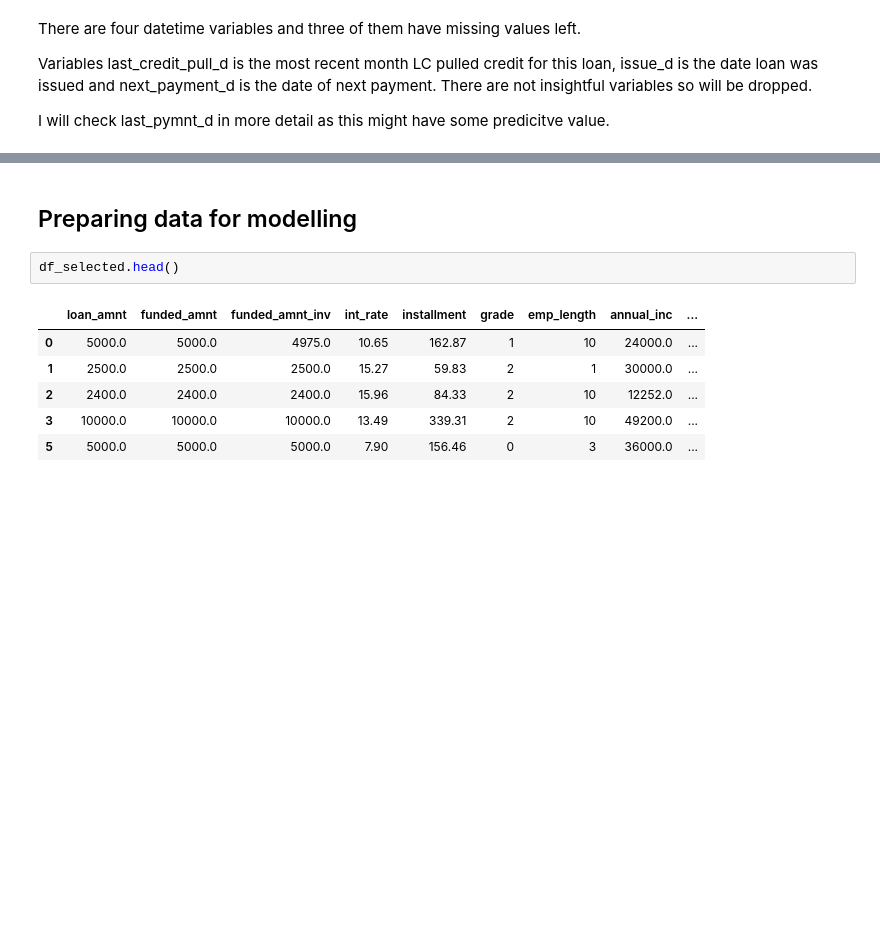
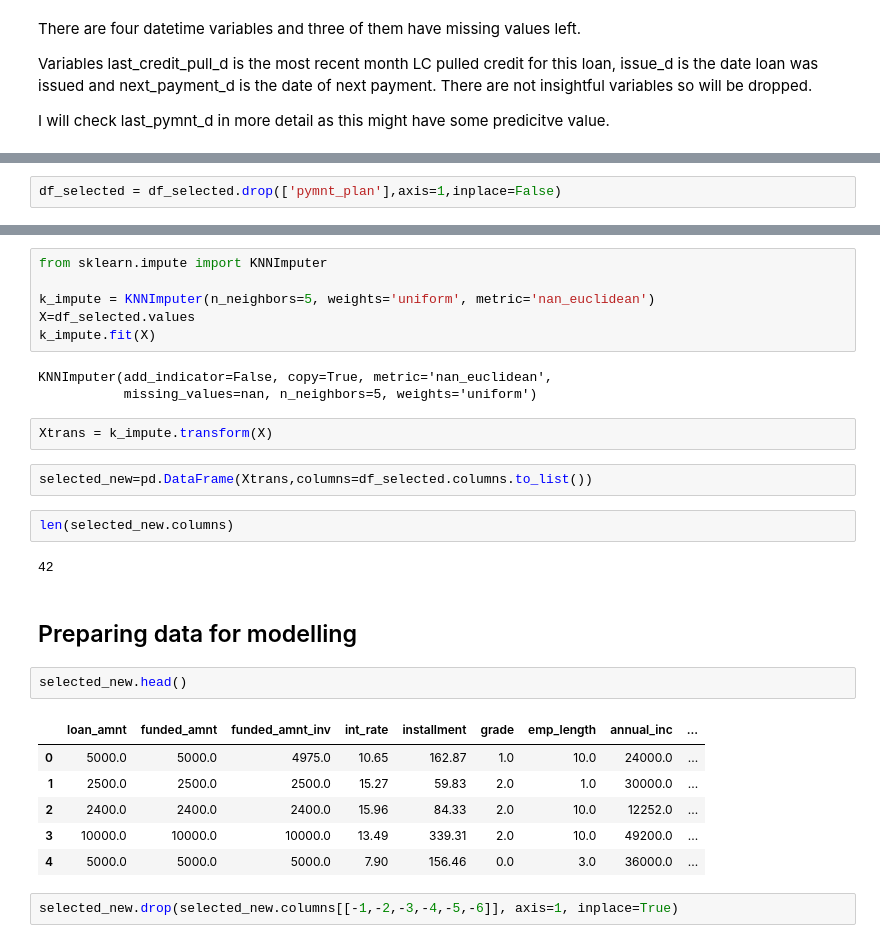
Before and after one commit to 15021996/Loan-Default-Prediction, a Jupyter notebook: Soumya_Loan_Default_Prediction_Capstone_Project.ipynb, the cells around one changed output, grey strips where cells are left out. Saved outputs shown, nothing was run; the diff lists cells and outputs as text; blank space fills up the shorter version.

```diff
--- a/Soumya_Loan_Default_Prediction_Capstone_Project.ipynb
+++ b/Soumya_Loan_Default_Prediction_Capstone_Project.ipynb
@@ -879,0 +897,2 @@ meta(df_selected)
+# %%
+df_selected = df_selected.drop(['pymnt_plan'],axis=1,inplace=False)
@@ -880,11 +919,30 @@ meta(df_selected)
+# %%
+from sklearn.impute import KNNImputer
+
+k_impute = KNNImputer(n_neighbors=5, weights='uniform', metric='nan_euclidean')
+X=df_selected.values
+k_impute.fit(X)
+# %% [output]
+KNNImputer(add_indicator=False, copy=True, metric='nan_euclidean',
+           missing_values=nan, n_neighbors=5, weights='uniform')
+# %%
+Xtrans = k_impute.transform(X)
+# %%
+selected_new=pd.DataFrame(Xtrans,columns=df_selected.columns.to_list())
+# %%
+len(selected_new.columns)
+# %% [output]
+42
 # %% [markdown]
 ## Preparing data for modelling
 # %%
-df_selected.head()
+selected_new.head()
 # %% [output]
 |  | loan_amnt | funded_amnt | funded_amnt_inv | int_rate | installment | grade | emp_length | annual_inc | ... |
-| 0 | 5000.0 | 5000.0 | 4975.0 | 10.65 | 162.87 | 1 | 10 | 24000.0 | ... |
-| 1 | 2500.0 | 2500.0 | 2500.0 | 15.27 | 59.83 | 2 | 1 | 30000.0 | ... |
-| 2 | 2400.0 | 2400.0 | 2400.0 | 15.96 | 84.33 | 2 | 10 | 12252.0 | ... |
-| 3 | 10000.0 | 10000.0 | 10000.0 | 13.49 | 339.31 | 2 | 10 | 49200.0 | ... |
-| 5 | 5000.0 | 5000.0 | 5000.0 | 7.90 | 156.46 | 0 | 3 | 36000.0 | ... |
+| 0 | 5000.0 | 5000.0 | 4975.0 | 10.65 | 162.87 | 1.0 | 10.0 | 24000.0 | ... |
+| 1 | 2500.0 | 2500.0 | 2500.0 | 15.27 | 59.83 | 2.0 | 1.0 | 30000.0 | ... |
+| 2 | 2400.0 | 2400.0 | 2400.0 | 15.96 | 84.33 | 2.0 | 10.0 | 12252.0 | ... |
+| 3 | 10000.0 | 10000.0 | 10000.0 | 13.49 | 339.31 | 2.0 | 10.0 | 49200.0 | ... |
+| 4 | 5000.0 | 5000.0 | 5000.0 | 7.90 | 156.46 | 0.0 | 3.0 | 36000.0 | ... |
+# %%
+selected_new.drop(selected_new.columns[[-1,-2,-3,-4,-5,-6]], axis=1, inplace=True)
```
Also changed, not shown: parts of 65 cells of this notebook.
